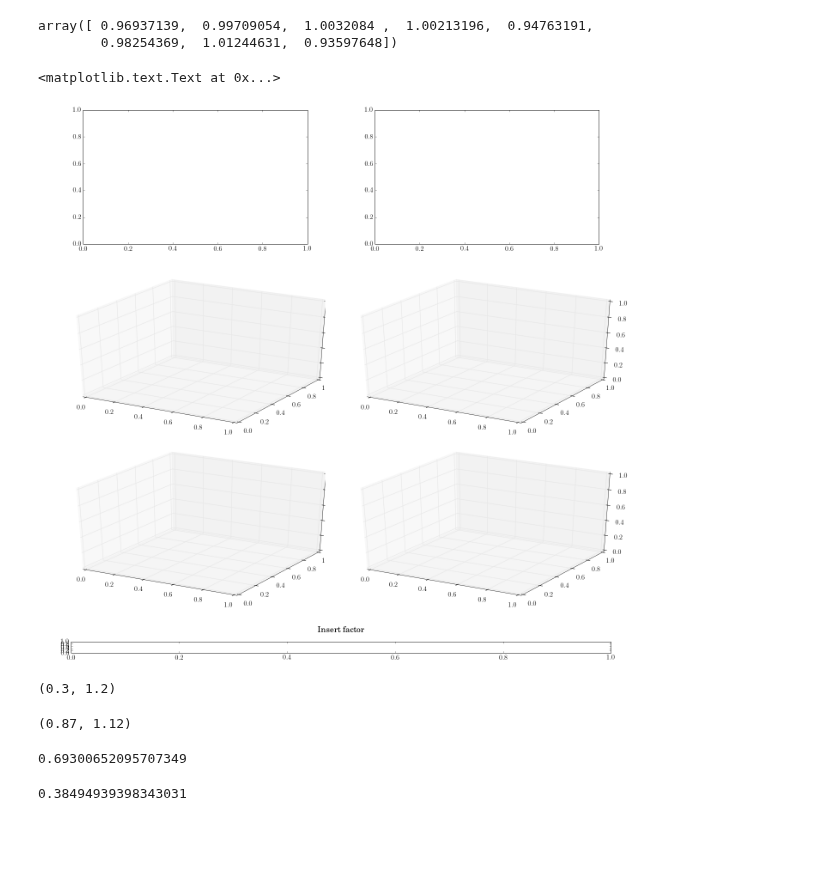
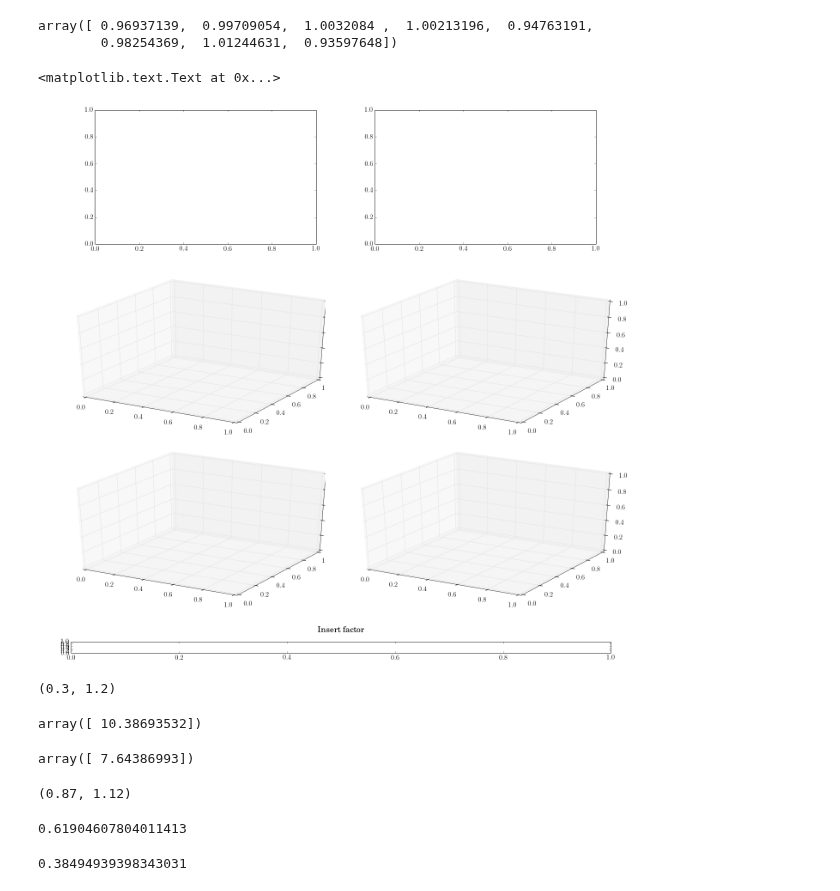
Before and after one commit to SimonBiggs/electronfactors, a Jupyter notebook: examples/Method -- Fit deformability example [take 2].ipynb, the cells around one changed output. Drawn from its saved outputs; the diff is of its cells as text; code cells hidden in the pictures; blank space fills up the shorter version.

```diff
--- a/examples/Method -- Fit deformability example [take 2].ipynb
+++ b/examples/Method -- Fit deformability example [take 2].ipynb
@@ -124,25 +126,25 @@ array([ 0.96937139,  0.99709054,  1.0032084 ,  1.00213196,  0.94763191,
 # %%
 fig = plt.figure(figsize=(6*1.618*2,6*3))
 
 gs1 = gridspec.GridSpec(3, 2)
 gs1.update(left=0, right=1, top=1, bottom=0.085, hspace=0.05, wspace=-0.1)
 
 ax2 = fig.add_subplot(gs1[1,0], projection='3d')
 ax3 = fig.add_subplot(gs1[1,1], projection='3d')
 ax4 = fig.add_subplot(gs1[2,0], projection='3d')
 ax5 = fig.add_subplot(gs1[2,1], projection='3d')
 
 gs2 = gridspec.GridSpec(3, 2)
-gs2.update(left=0.07, right=0.93, top=0.975, bottom=0.23, hspace=0.05, wspace=0.3)
+gs2.update(left=0.09, right=0.925, top=0.975, bottom=0.23, hspace=0.05, wspace=0.265)
 ax0 = fig.add_subplot(gs2[0,0])
 ax1 = fig.add_subplot(gs2[0,1])
 
 
 cbar_ax = fig.add_axes([0.05, 0.0, 0.9, 0.02])
 cbar_ax.set_title(r'Insert factor', y=1.7)
 # %% [output]
 <matplotlib.text.Text at 0x...>
-[figure, old version]
+[figure, new version]
 # %%
 model = create_model(width, eqPonA, factor)
 
@@ -195,6 +197,14 @@ ax0.set_ylim(ylim_first)
 # fig
 # %% [output]
 (0.3, 1.2)
+# %%
+to_length([pointA_coords[0]], [pointA_coords[1]])
+# %% [output]
+array([ 10.38693532])
+# %%
+to_length([pointB_coords[0]], [pointB_coords[1]])
+# %% [output]
+array([ 7.64386993])
 # %%
 display_fit(width, eqPonA, factor, model, fig, ax1, xlim=xlim, ylim=ylim)
 ax1.set_title(r'Zoomed in')
@@ -320,7 +330,7 @@ extreme_modelA = create_model(
     np.append(width, pointA_coords[0]),
     np.append(eqPonA, pointA_coords[1]),
     np.append(factor, pointA+deviation))
-display_fit_3D(width, eqPonA, factor, extreme_modelA, fig, ax3, give_level=pointB)
+display_fit_3D(width, eqPonA, factor, extreme_modelA, fig, ax3, give_level=pointA)
 
 ax3.set_title(r'After extreme point included')
 
@@ -367,7 +377,7 @@ ax3.view_init(elev=elev, azim=azim)
 
 # fig
 # %% [output]
-0.69300652095707349
+0.61904607804011413
 # %%
 display_fit_3D(width, eqPonA, factor, model, fig, ax4, give_level=pointB)
 
```
Also changed, not shown: parts of 5 cells of this notebook.
